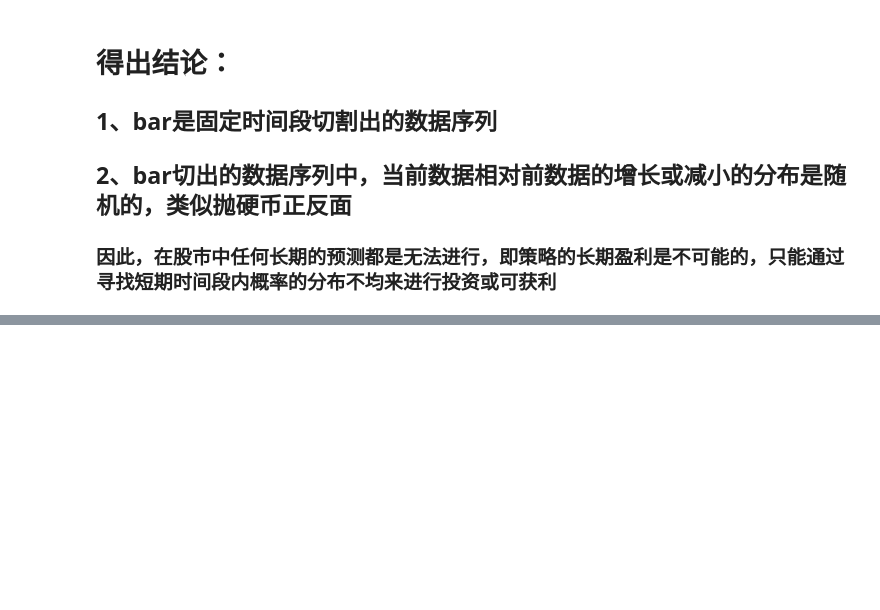
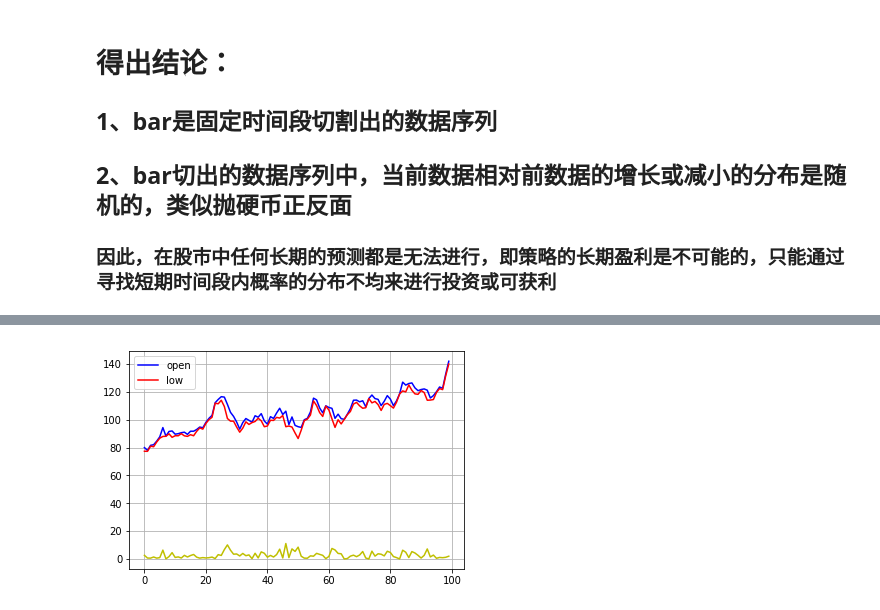
Before and after one commit to silverspruce/stockcaculation, a Jupyter notebook: stockcacul.ipynb, the cells around one changed output, grey strips where cells are left out. Drawn from its saved outputs; the diff is of its cells as text; code cells hidden in the pictures; blank space fills up the shorter version.

```diff
--- a/stockcacul.ipynb
+++ b/stockcacul.ipynb
@@ -171,0 +220,13 @@ dtype: float64
+# %%
+high = data['open'][0:100]
+low = data['low'][0:100]
+delta = high - low
+delta.describe()
+x = range(0,len(high))
+plt.plot(x,high,'b-')
+plt.plot(x,low,'r-')
+plt.plot(x,delta,'y-')
+plt.legend(loc=0)
+plt.grid(True)
+# %% [output]
+[figure, added]
```
Also changed, not shown: parts of 5 cells of this notebook.
